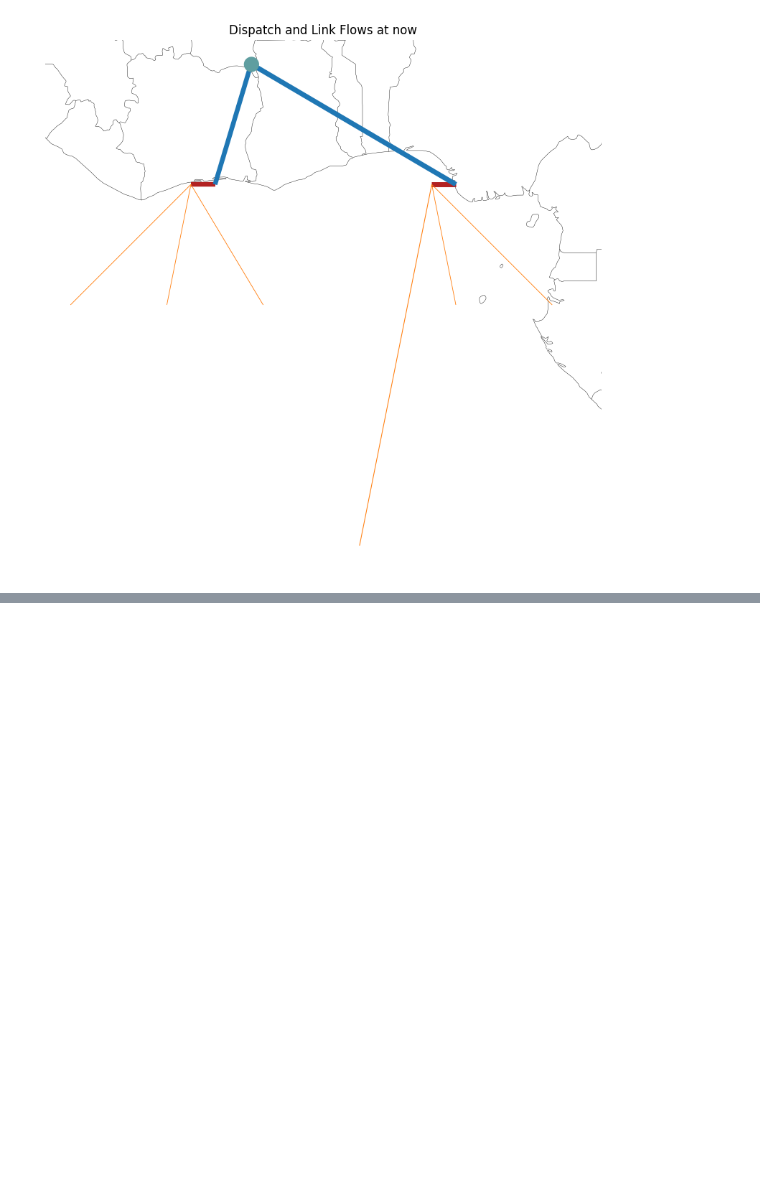
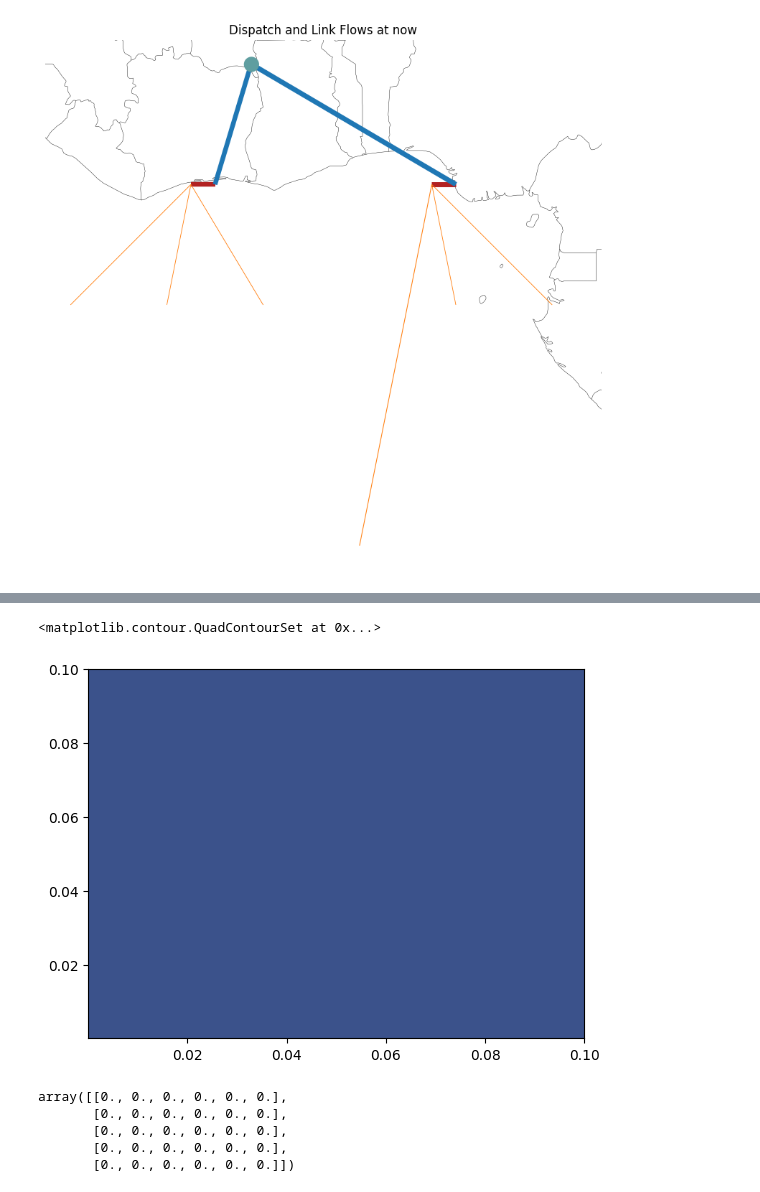
Before and after one commit to aidenva/es215, a Jupyter notebook: pypsa_implementation.ipynb, the cells around one changed output, grey strips where cells are left out. Saved outputs shown, nothing was run; the diff lists cells and outputs as text; code cells hidden in the pictures; blank space fills up the shorter version.

```diff
--- a/pypsa_implementation.ipynb
+++ b/pypsa_implementation.ipynb
@@ -440,5 +442,40 @@ def build_network(distribution_nodes,
+# %%
+def fuelmiles(network):
+    """
+    Compute the total distance * flow summed over all links
+    for each carrier type in a solved PyPSA network.
+    """
+    flows = network.links_t.p0.mean()
+    links = network.links.copy()
+
+    df = links.join(flows.rename("flow"))
+
+    df["distance_flow"] = df["length"] * df["flow"].abs()
+
+    result = df.groupby("carrier")["distance_flow"].sum()
+
+    return result
 # %%
-build_network(distribs, loads, elec_gens, fuel_gens, )
+electric_decay = np.logspace(-4, -1, 6)
+fuel_decay = np.logspace(-4, -1, 5)
+
+elec, fuel = np.meshgrid(electric_decay, fuel_decay)
+
+output = np.zeros(elec.shape)
+
+for i in range(len(electric_decay)):
+    for j in range(len(fuel_decay)):
+        n = build_network(distribs,
+                  loads,
+                  fuel_gens,
+                  elec_gens,
+                  electric_line_loss_decay = electric_decay[i],
+                  fuel_line_loss_decay = fuel_decay[j])
+        ah = fuelmiles(n)
+        fuel_miles = ah["CH4"]
+        elec_miles = ah["Electricity"]
+        output[j][i] = fuel_miles/(fuel_miles+elec_miles)
+        print(fuel_miles/(fuel_miles+elec_miles))
 # %% [output]
 electrolysis                  True
 p_nom_combustion                10
@@ -471,0 +648,13 @@ INFO:pypsa.optimization.optimize:The shadow-prices of the constraints Generator-
+# %%
+plt.contourf(elec, fuel , output)
+# %% [output]
+<matplotlib.contour.QuadContourSet at 0x...>
+[figure, added]
+# %%
+output
+# %% [output]
+array([[0., 0., 0., 0., 0., 0.],
+       [0., 0., 0., 0., 0., 0.],
+       [0., 0., 0., 0., 0., 0.],
+       [0., 0., 0., 0., 0., 0.],
+       [0., 0., 0., 0., 0., 0.]])
```
Also changed, not shown: parts of 6 cells of this notebook.
